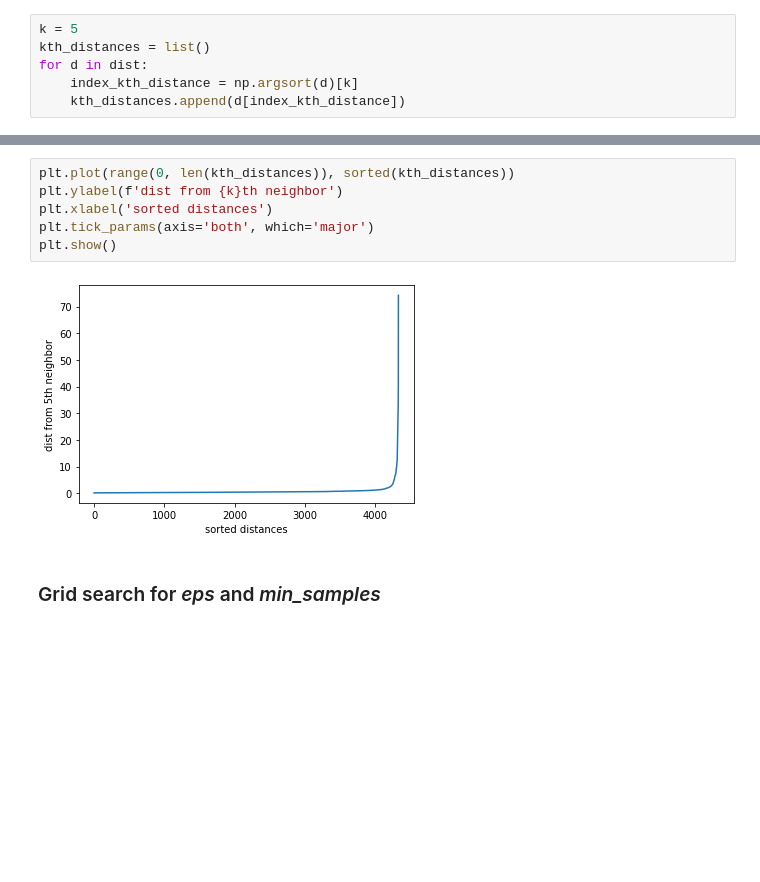
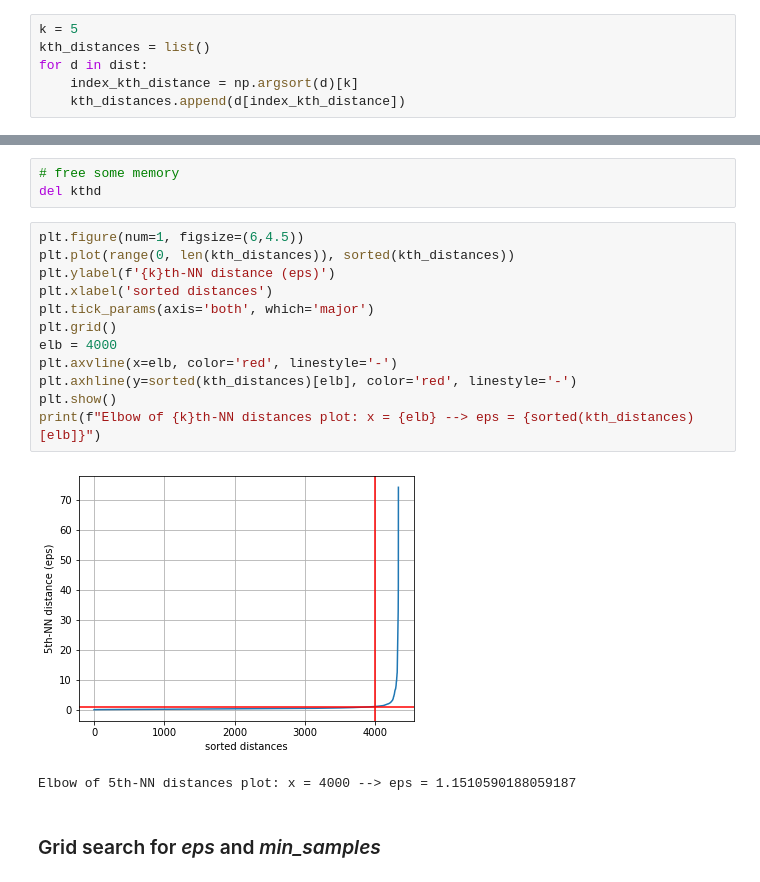
Before and after one commit to AlexPasqua/DM-project, a Jupyter notebook: DBSCAN.ipynb, the cells around one changed output, grey strips where cells are left out. Drawn from its saved outputs; the diff is of its cells as text; blank space fills up the shorter version.

```diff
--- a/DBSCAN.ipynb
+++ b/DBSCAN.ipynb
@@ -91,11 +111,21 @@ for d in dist:
+# %%
+# free some memory
+del kthd
 # %%
+plt.figure(num=1, figsize=(6,4.5))
 plt.plot(range(0, len(kth_distances)), sorted(kth_distances))
-plt.ylabel(f'dist from {k}th neighbor')
+plt.ylabel(f'{k}th-NN distance (eps)')
 plt.xlabel('sorted distances')
 plt.tick_params(axis='both', which='major')
+plt.grid()
+elb = 4000
+plt.axvline(x=elb, color='red', linestyle='-')
+plt.axhline(y=sorted(kth_distances)[elb], color='red', linestyle='-')
 plt.show()
+print(f"Elbow of {k}th-NN distances plot: x = {elb} --> eps = {sorted(kth_distances)[elb]}")
 # %% [output]
-[figure, old version]
+[figure, new version]
+Elbow of 5th-NN distances plot: x = 4000 --> eps = 1.1510590188059187
 # %% [markdown]
 ### Grid search for _eps_ and <i>min_samples</i>
 # %%
```
Also changed, not shown: parts of 8 cells of this notebook.
